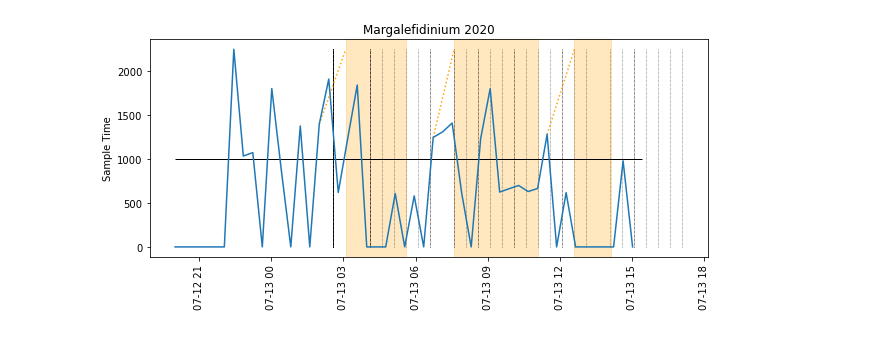
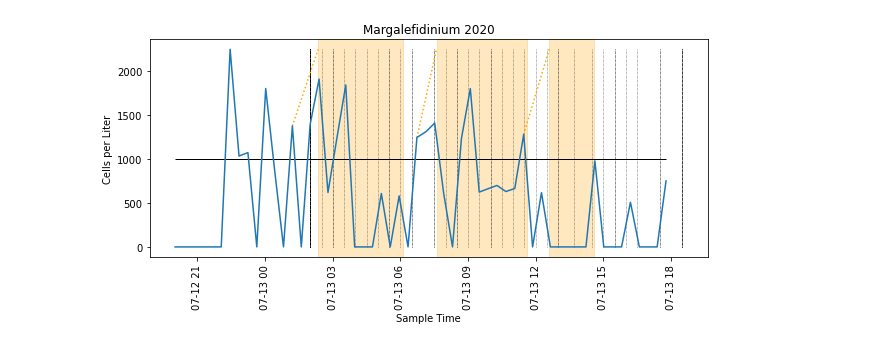
Before and after one commit to WHOIGit/ifcb_rustalert, a Jupyter notebook: demo/rust_simul.ipynb, the cells around one changed output. Drawn from its saved outputs; the diff is of its cells as text; code cells hidden in the pictures.

```diff
--- a/demo/rust_simul.ipynb
+++ b/demo/rust_simul.ipynb
@@ -91,17 +91,17 @@ def do_plot(df, pump_times, threshold, show_bins_added=True):
 
     # annotations
     plt.ylabel("Cells per Liter")
-    plt.ylabel("Sample Time")
+    plt.xlabel("Sample Time")
     plt.title(f'{taxon} 2020')
     plt.xticks(rotation=90)
 
     plt.show()
 # %%
-TIMESTEP=30
+TIMESTEP=15
 THRESHOLD = 1000   # counts per liter
-TIMER = 1  # hours
+TIMER = 1.5  # hours
 
 pump_times = rust_simulate(df, THRESHOLD, TIMER, timestep=TIMESTEP, verbose=False)
 do_plot(df, pump_times, THRESHOLD )
 # %% [output]
-[figure, old version]
+[figure, new version]
```
Also changed, not shown: 6 other files.
